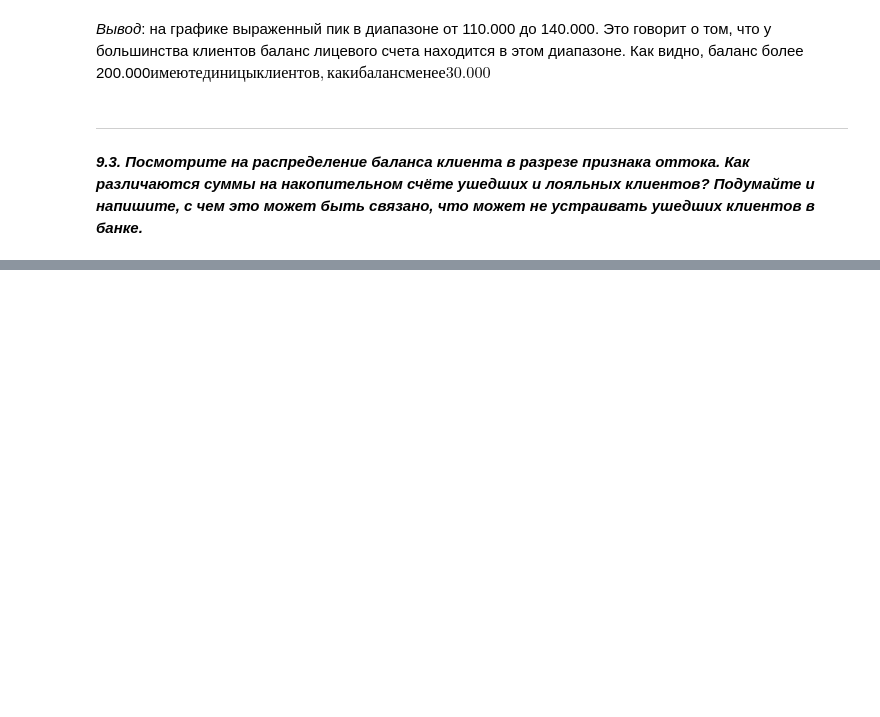
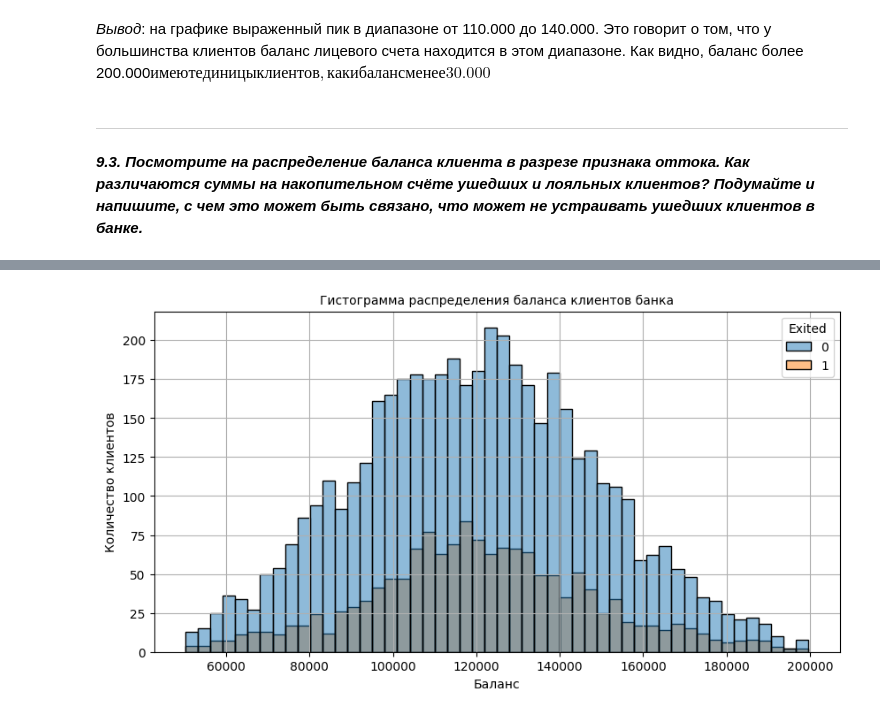
Before and after one commit to vavilove001-lab/sf_data_science, a Jupyter notebook: Notes/visualization/homework.ipynb, the cells around one changed output, grey strips where cells are left out. Saved outputs shown, nothing was run; the diff lists cells and outputs as text; code cells hidden in the pictures; blank space fills up the shorter version.

```diff
--- a/Notes/visualization/homework.ipynb
+++ b/Notes/visualization/homework.ipynb
@@ -122,0 +144,18 @@ axes.grid()
+# %%
+sorted_balance2 = churn_data[(churn_data['Balance'] > 50000) & (churn_data['Balance'] < 200000)]
+# %%
+fig = plt.figure(figsize=(10, 5))
+axes =sns.histplot(
+    data=sorted_balance2,
+    x='Balance',
+    bins=50,
+    kde=False,
+    hue = 'Exited'
+);
+# Оформление
+axes.set_title('Гистограмма распределения баланса клиентов банка', fontsize=10);
+axes.set_xlabel('Баланс');
+axes.set_ylabel('Количество клиентов');
+axes.grid()
+# %% [output]
+[figure, added]
```
Also changed, not shown: parts of 11 cells of this notebook.
